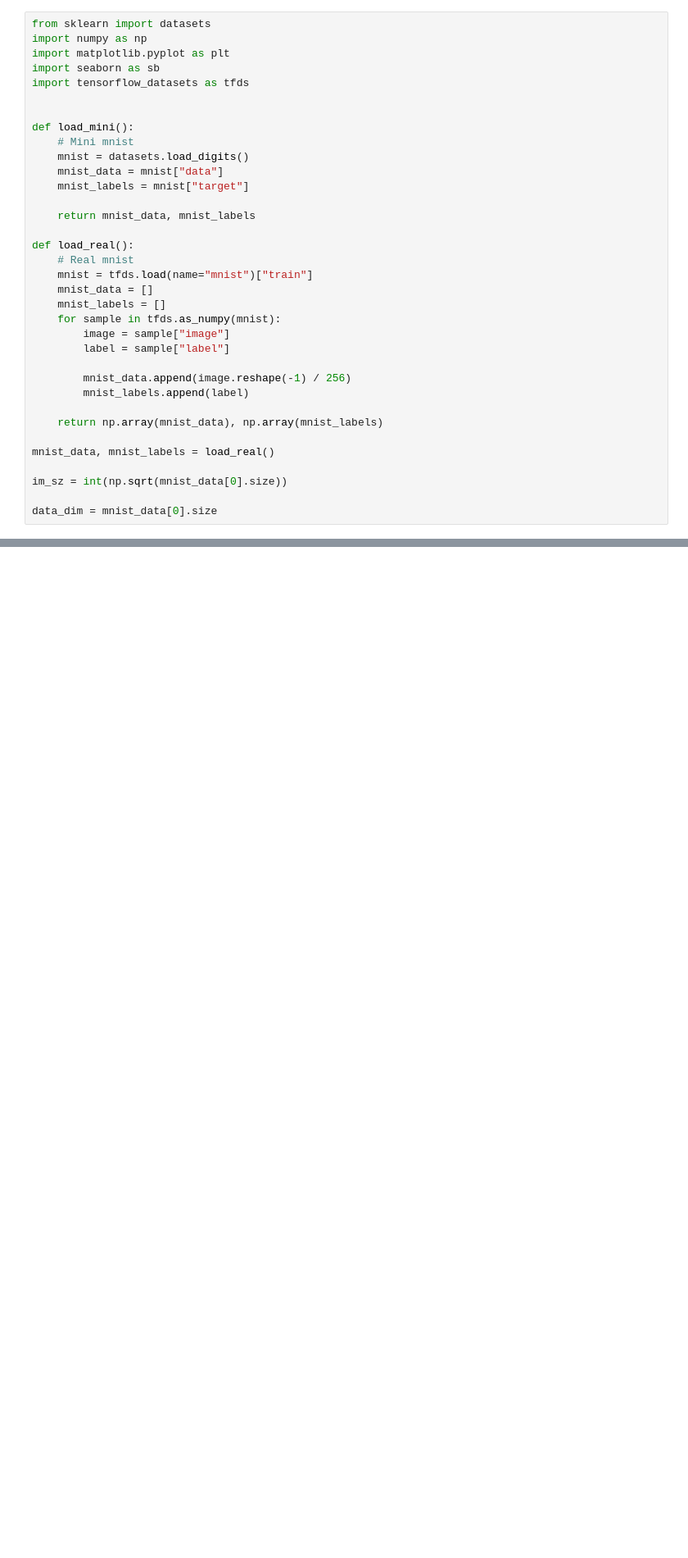
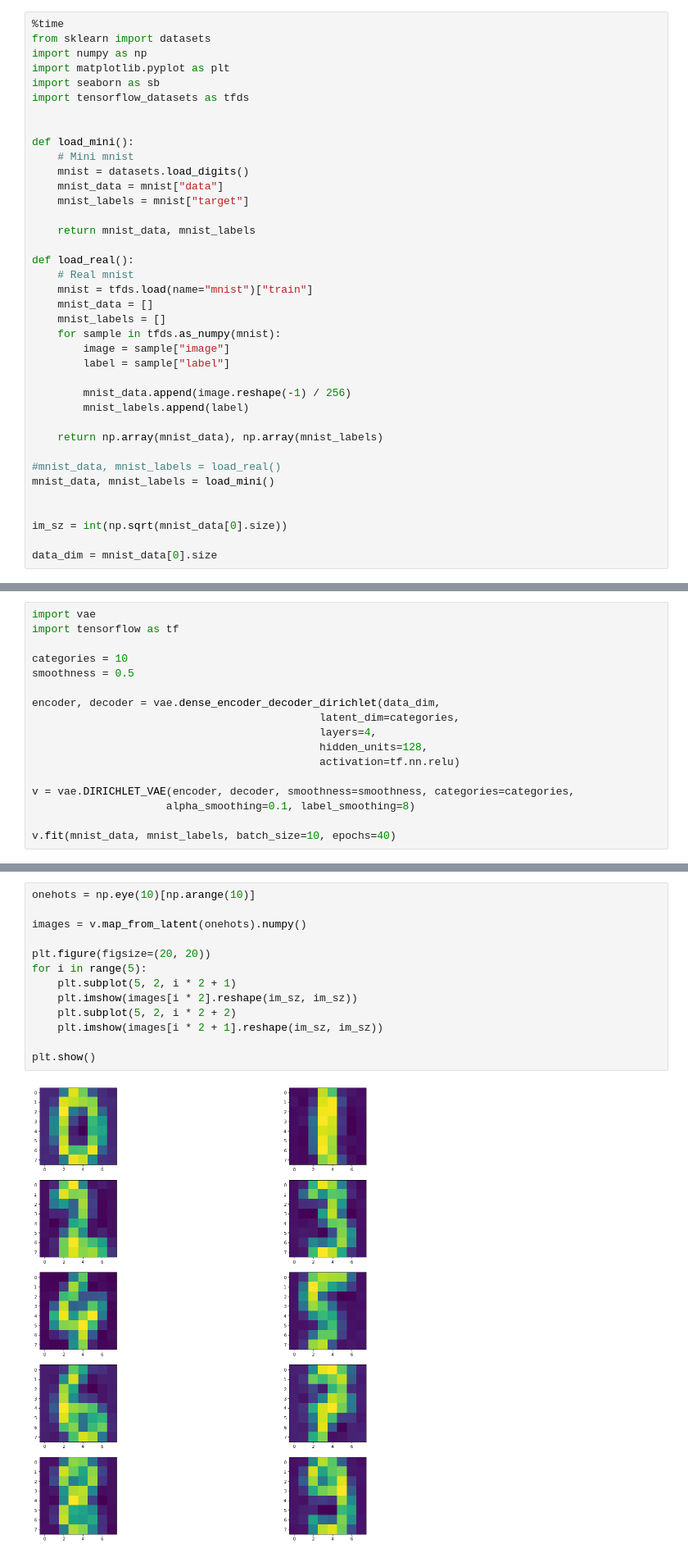
Before and after one commit to JonasRSV/mnist-vae, a Jupyter notebook: demo.ipynb, the cells around one changed output, grey strips where cells are left out. Shown at 82% size. Cells and saved outputs as stored; diff of their text form; blank space fills up the shorter version.

Commit message:
add dirichlet vae

```diff
--- a/demo.ipynb
+++ b/demo.ipynb
@@ -2,6 +2,7 @@
 %load_ext autoreload
 %autoreload 2
 # %%
+%time
 from sklearn import datasets
 import numpy as np
 import matplotlib.pyplot as plt
@@ -31,7 +32,9 @@ def load_real():
 
     return np.array(mnist_data), np.array(mnist_labels)
 
-mnist_data, mnist_labels = load_real()
+#mnist_data, mnist_labels = load_real()
+mnist_data, mnist_labels = load_mini()
+
 
 im_sz = int(np.sqrt(mnist_data[0].size))
 
@@ -133,0 +150,17 @@ plt.show()
+# %%
+import vae
+import tensorflow as tf
+
+categories = 10
+smoothness = 0.5
+
+encoder, decoder = vae.dense_encoder_decoder_dirichlet(data_dim,
+                                             latent_dim=categories,
+                                             layers=4,
+                                             hidden_units=128,
+                                             activation=tf.nn.relu)
+
+v = vae.DIRICHLET_VAE(encoder, decoder, smoothness=smoothness, categories=categories,
+                     alpha_smoothing=0.1, label_smoothing=8)
+
+v.fit(mnist_data, mnist_labels, batch_size=10, epochs=40)
@@ -133,0 +185,15 @@ plt.show()
+# %%
+onehots = np.eye(10)[np.arange(10)]
+
+images = v.map_from_latent(onehots).numpy()
+
+plt.figure(figsize=(20, 20))
+for i in range(5):
+    plt.subplot(5, 2, i * 2 + 1)
+    plt.imshow(images[i * 2].reshape(im_sz, im_sz))
+    plt.subplot(5, 2, i * 2 + 2)
+    plt.imshow(images[i * 2 + 1].reshape(im_sz, im_sz))
+
+plt.show()
+# %% [output]
+[figure, added]
```
Also changed, not shown: parts of 8 cells of this notebook, 3 other files.
